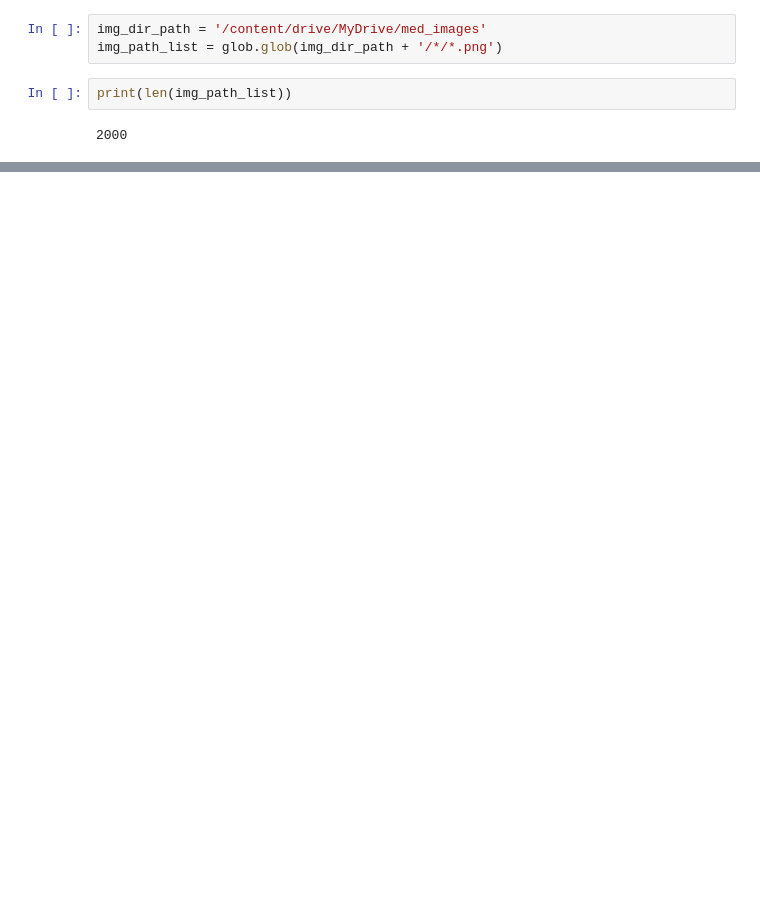
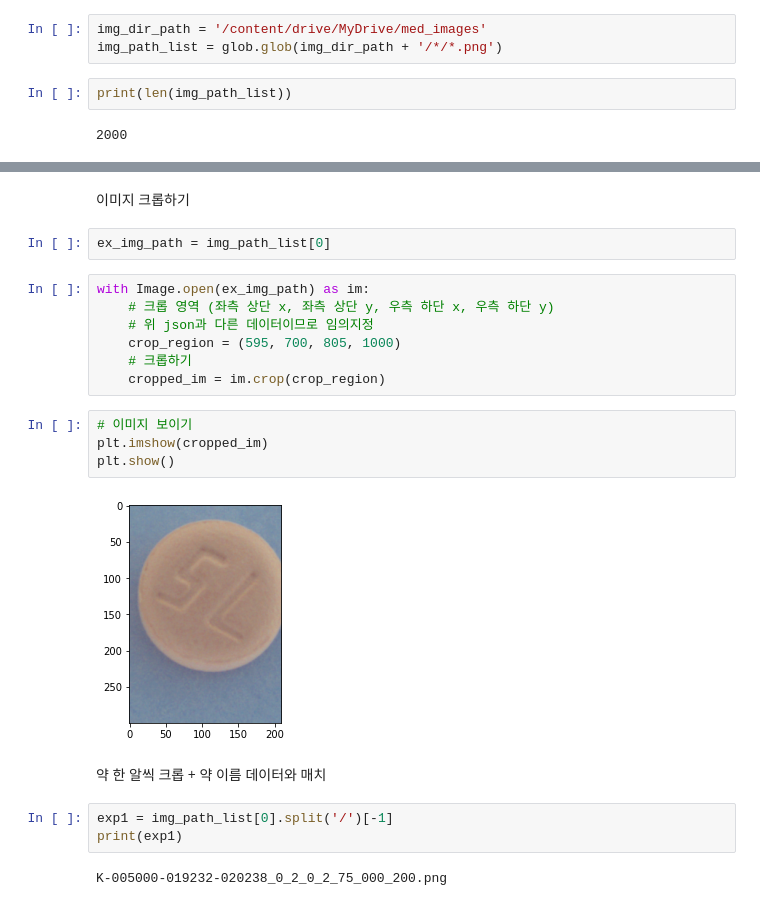
Before and after one commit to JJay1010/K-software_-, a Jupyter notebook: YuranJang/Pill.ipynb, the cells around one changed output, grey strips where cells are left out. Saved outputs shown, nothing was run; the diff lists cells and outputs as text; blank space fills up the shorter version.

```diff
--- a/YuranJang/Pill.ipynb
+++ b/YuranJang/Pill.ipynb
@@ -89,0 +111,24 @@ print(img_path_list[0])
+# %% [markdown]
+이미지 크롭하기
+# %%
+ex_img_path = img_path_list[0]
+# %%
+with Image.open(ex_img_path) as im:
+    # 크롭 영역 (좌측 상단 x, 좌측 상단 y, 우측 하단 x, 우측 하단 y)
+    # 위 json과 다른 데이터이므로 임의지정
+    crop_region = (595, 700, 805, 1000)
+    # 크롭하기
+    cropped_im = im.crop(crop_region)
+# %%
+# 이미지 보이기
+plt.imshow(cropped_im)
+plt.show()
+# %% [output]
+[figure, added]
+# %% [markdown]
+약 한 알씩 크롭 + 약 이름 데이터와 매치
+# %%
+exp1 = img_path_list[0].split('/')[-1]
+print(exp1)
+# %% [output]
+K-005000-019232-020238_0_2_0_2_75_000_200.png
```
Also changed, not shown: parts of 12 cells of this notebook.
